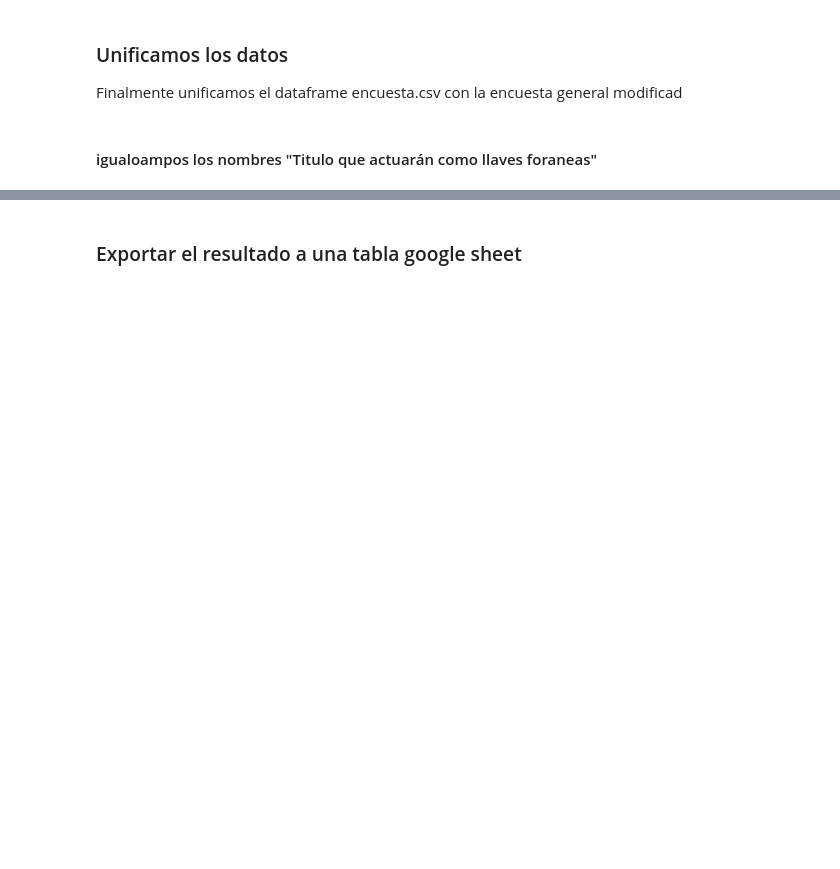
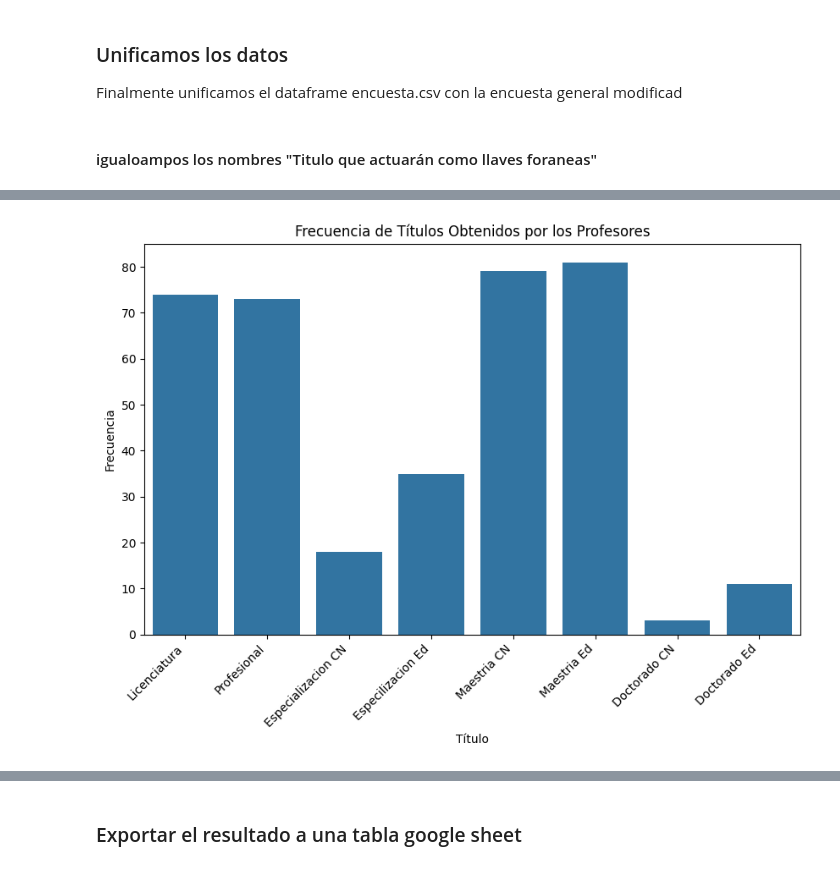
Before and after one commit to admaesmo/ScienceEducationAnalitics, a Jupyter notebook: science_teacher_education.ipynb, the cells around one changed output, grey strips where cells are left out. Drawn from its saved outputs; the diff is of its cells as text; code cells hidden in the pictures; blank space fills up the shorter version.

```diff
--- a/science_teacher_education.ipynb
+++ b/science_teacher_education.ipynb
@@ -10,6 +10,6 @@ from google.colab import drive
 drive.mount('/content/drive')
 import pandas as pd
 #dfCompleto = pd.read_csv('/content/drive/My Drive/proyectoCaro/EncuestaCompleta.csv') // encuesta inicial sin modificaciones
-EncuestaMod1 = pd.read_csv('/content/drive/My Drive/proyectoCaro/Encuesta2.csv')
-Encuesta = pd.read_csv('/content/drive/My Drive/proyectoCaro/encuesta.csv')
+EncuestaMod1 = pd.read_csv('/content/drive/My Drive/ProyectoArticulo/Encuesta2.csv')
+Encuesta = pd.read_csv('/content/drive/My Drive/ProyectoArticulo/encuesta.csv')
 # %% [output]
@@ -181,0 +159,22 @@ EncuestaMod1
+# %%
+EncuestaMod1.rename(columns={'Habilidad  1': 'Habilidad 1'}, inplace=True)
+EncuestaMod1.rename(columns={'Habilidad ': 'Habilidad 3'}, inplace=True)
+# %%
+import matplotlib.pyplot as plt
+import seaborn as sns
+
+# Agrupa los datos y cuenta la frecuencia de cada título
+titulos = ['Licenciatura', 'Profesional', 'Especializacion CN', 'Especilizacion Ed',
+           'Maestria CN', 'Maestria Ed', 'Doctorado CN', 'Doctorado Ed']
+conteo_titulos = EncuestaMod1[titulos].sum()
+
+# Crea un gráfico de barras
+plt.figure(figsize=(10, 6))
+sns.barplot(x=conteo_titulos.index, y=conteo_titulos.values)
+plt.title('Frecuencia de Títulos Obtenidos por los Profesores')
+plt.xlabel('Título')
+plt.ylabel('Frecuencia')
+plt.xticks(rotation=45, ha='right')
+plt.show()
+# %% [output]
+[figure, added]
```
Also changed, not shown: parts of 26 cells of this notebook.
